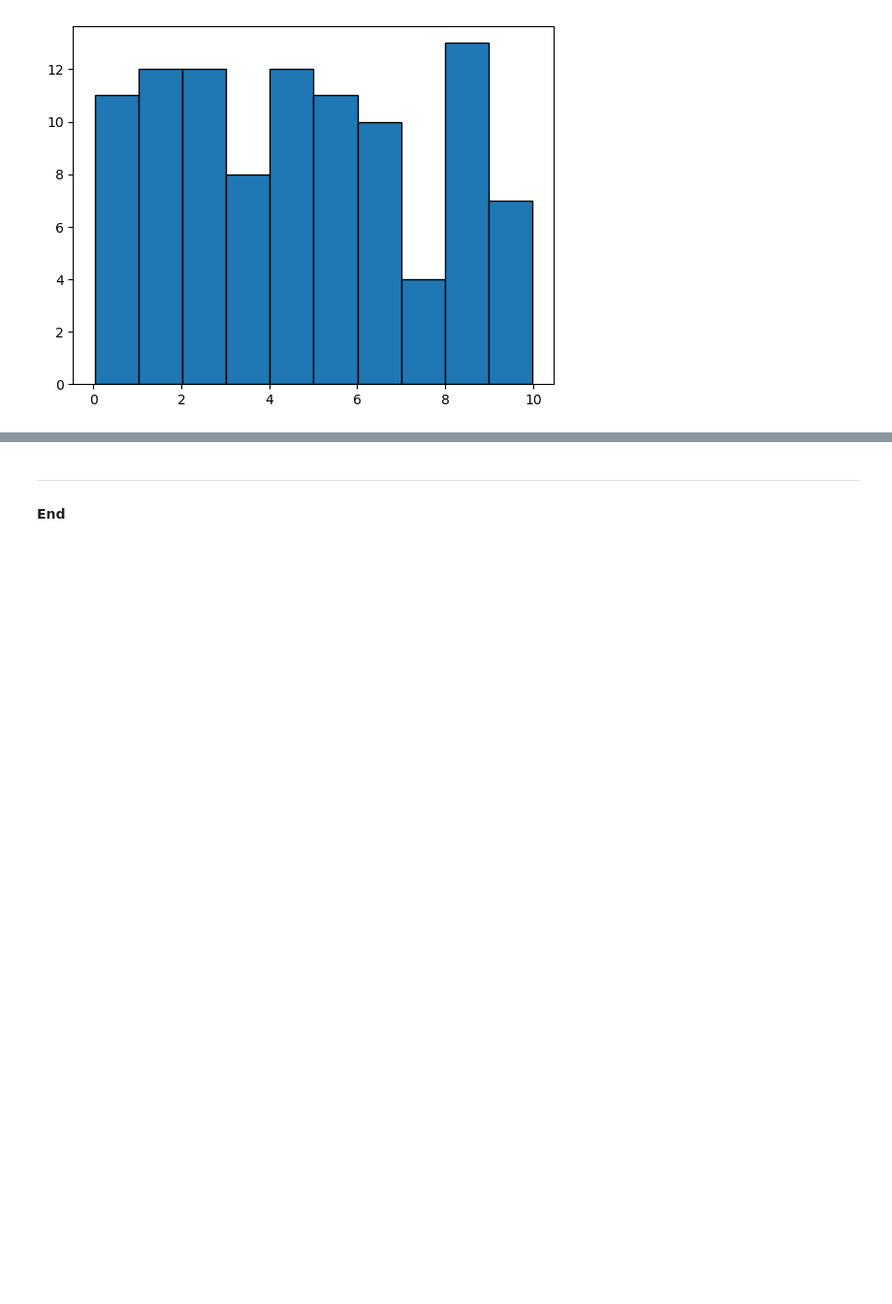
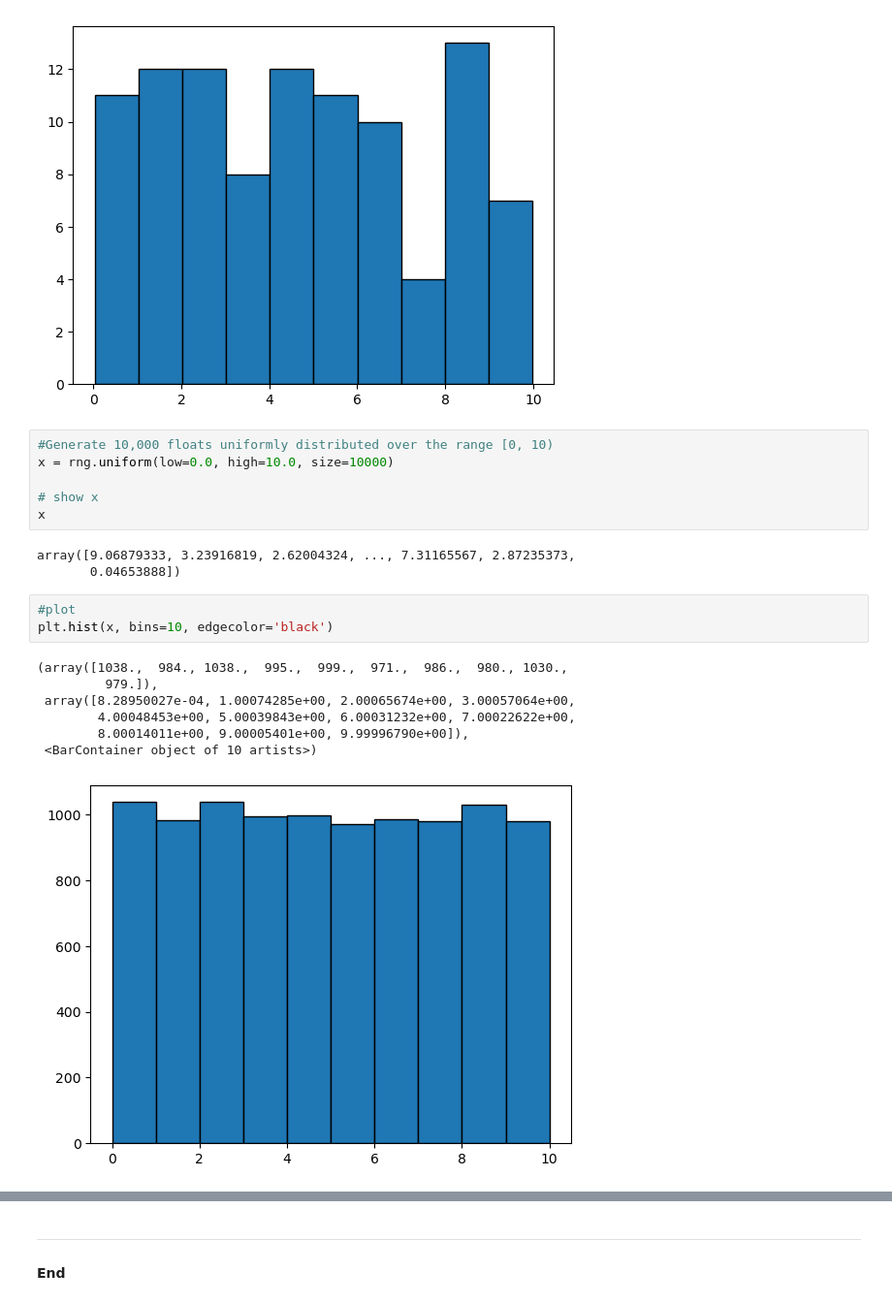
Before and after one commit to MikeCurleyCoosan/myproject, a Jupyter notebook: random.ipynb, the cells around one changed output, grey strips where cells are left out. Shown at 97% size. Saved outputs shown, nothing was run; the diff lists cells and outputs as text; blank space fills up the shorter version.

```diff
--- a/random.ipynb
+++ b/random.ipynb
@@ -148,3 +148,23 @@ plt.hist(x, bins=10, edgecolor='black')
         9.97977879]),
  <BarContainer object of 10 artists>)
 [figure]
+# %%
+#Generate 10,000 floats uniformly distributed over the range [0, 10)
+x = rng.uniform(low=0.0, high=10.0, size=10000)
+
+# show x
+x
+# %% [output]
+array([9.06879333, 3.23916819, 2.62004324, ..., 7.31165567, 2.87235373,
+       0.04653888])
+# %%
+#plot
+plt.hist(x, bins=10, edgecolor='black')
+# %% [output]
+(array([1038.,  984., 1038.,  995.,  999.,  971.,  986.,  980., 1030.,
+         979.]),
+ array([8.28950027e-04, 1.00074285e+00, 2.00065674e+00, 3.00057064e+00,
+        4.00048453e+00, 5.00039843e+00, 6.00031232e+00, 7.00022622e+00,
+        8.00014011e+00, 9.00005401e+00, 9.99996790e+00]),
+ <BarContainer object of 10 artists>)
+[figure, added]
```
Also changed, not shown: parts of 3 cells of this notebook.
